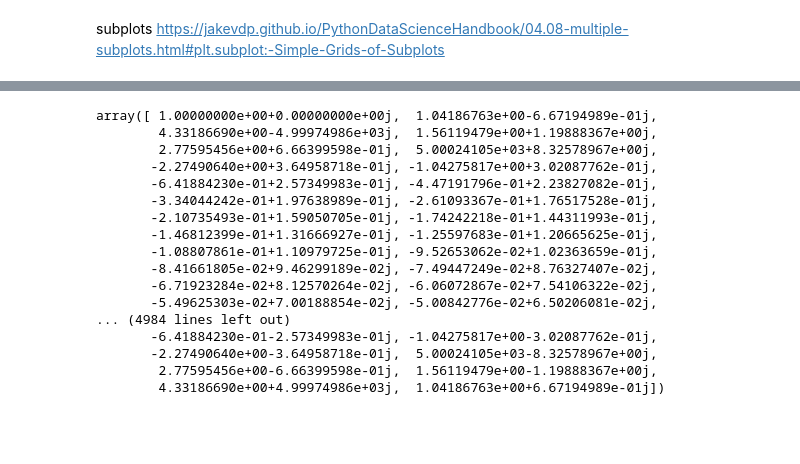
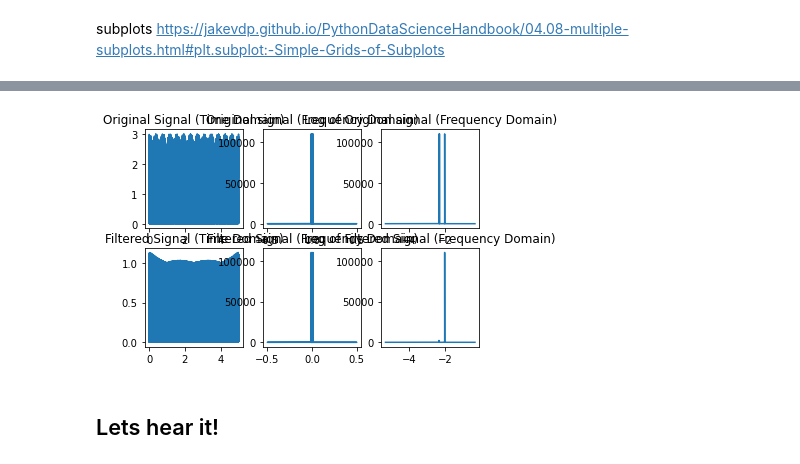
Before and after one commit to SandysPappy/FFT, a Jupyter notebook: vanilla_high_pass_filter.ipynb, the cells around one changed output, grey strips where cells are left out. Drawn from its saved outputs; the diff is of its cells as text; code cells hidden in the pictures; blank space fills up the shorter version.

```diff
--- a/vanilla_high_pass_filter.ipynb
+++ b/vanilla_high_pass_filter.ipynb
@@ -5,12 +8,13 @@ https://jakevdp.github.io/PythonDataScienceHandbook/04.08-multiple-subplots.html
 import numpy as np
 import matplotlib.pyplot as plt
 
-%matplotlib notebook
+%matplotlib inline
 
 # Generate a test signal with high-frequency noise
-samples = 100000
-t = np.linspace(0, 1, samples) # 0 to 1 second, 10,000 samples per second
-signal = np.sin(1*(2*np.pi)*t) + np.sin(4*(2*np.pi)*t) + np.cos(5*(2*np.pi)*t) # k = 3, 1500, 4000
+seconds = 5
+samples_total = seconds*44100 # typical sample-frequency is 44.1kHz, so 5 seconds of audio
+t = np.linspace(0, seconds, samples_total) # 0 to 5 second, 10,000 samples per second
+signal = np.sin(206.591*(2*np.pi)*t) + np.sin(220.00*(2*np.pi)*t) + np.cos(432.0*(2*np.pi)*t) # k = 2.69, 40, 500
 
 
 # Plot the original signal in the time domain
@@ -29,7 +33,7 @@ plt.title('Original signal (Frequency Domain)')
 
 # Plot the log of the frequency domain
 plt.subplot(2, 3, 3)
-plt.plot(np.log(freq), np.abs(fft_signal)) # abs gets magnitude of the complex vector
+plt.plot(np.log10(freq), np.abs(fft_signal)) # abs gets magnitude of the complex vector
 plt.title('Log of Original signal (Frequency Domain)')
 
 
@@ -37,10 +41,10 @@ plt.title('Log of Original signal (Frequency Domain)')
 # Recall, 1 Hz equals 1 cycle persecond and we are doing a rate of 1000 samples per second.
 #
 # filter out the freqs we do not want in the final output
-k1_filter = 4
-k2_filter = 5
-freq_remove1 = (k1_filter/samples) # normalize about [-0.5, 0.5]
-freq_remove2 = (k2_filter/samples)
+k1_filter = 220.00
+k2_filter = 206.591
+freq_remove1 = (k1_filter/(samples_total/seconds)) # normalize about [-0.5, 0.5]
+freq_remove2 = (k2_filter/(samples_total/seconds))
 err_range = 0.000005 # plus or minus
 
 
@@ -76,7 +80,7 @@ plt.title('Filtered Signal (Frequency Domain)')
 
 # Plot the log of the frequency domain
 plt.subplot(2, 3, 6)
-plt.plot(np.log(freq), np.abs(filtered_fft)) # abs gets magnitude of the complex vector
+plt.plot(np.log10(freq), np.abs(filtered_fft)) # abs gets magnitude of the complex vector
 plt.title('Log of Filtered Signal (Frequency Domain)')
 
 plt.show()
@@ -86,21 +88,3 @@ plt.show()
+[figure, added]
-# %%
-np.set_printoptions(threshold=np.inf, linewidth=100)
-fft_signal
-# %% [output]
-array([ 1.00000000e+00+0.00000000e+00j,  1.04186763e+00-6.67194989e-01j,
-        4.33186690e+00-4.99974986e+03j,  1.56119479e+00+1.19888367e+00j,
-        2.77595456e+00+6.66399598e-01j,  5.00024105e+03+8.32578967e+00j,
-       -2.27490640e+00+3.64958718e-01j, -1.04275817e+00+3.02087762e-01j,
-       -6.41884230e-01+2.57349983e-01j, -4.47191796e-01+2.23827082e-01j,
-       -3.34044242e-01+1.97638989e-01j, -2.61093367e-01+1.76517528e-01j,
-       -2.10735493e-01+1.59050705e-01j, -1.74242218e-01+1.44311993e-01j,
-       -1.46812399e-01+1.31666927e-01j, -1.25597683e-01+1.20665625e-01j,
-       -1.08807861e-01+1.10979725e-01j, -9.52653062e-02+1.02363659e-01j,
-       -8.41661805e-02+9.46299189e-02j, -7.49447249e-02+8.76327407e-02j,
-       -6.71923284e-02+8.12570264e-02j, -6.06072867e-02+7.54106322e-02j,
-       -5.49625303e-02+7.00188854e-02j, -5.00842776e-02+6.50206081e-02j,
-... (4984 lines left out)
-       -6.41884230e-01-2.57349983e-01j, -1.04275817e+00-3.02087762e-01j,
-       -2.27490640e+00-3.64958718e-01j,  5.00024105e+03-8.32578967e+00j,
-        2.77595456e+00-6.66399598e-01j,  1.56119479e+00-1.19888367e+00j,
-        4.33186690e+00+4.99974986e+03j,  1.04186763e+00+6.67194989e-01j])
+# %% [markdown]
+## Lets hear it!
```
Also changed, not shown: parts of 6 cells of this notebook, 1 other file.
